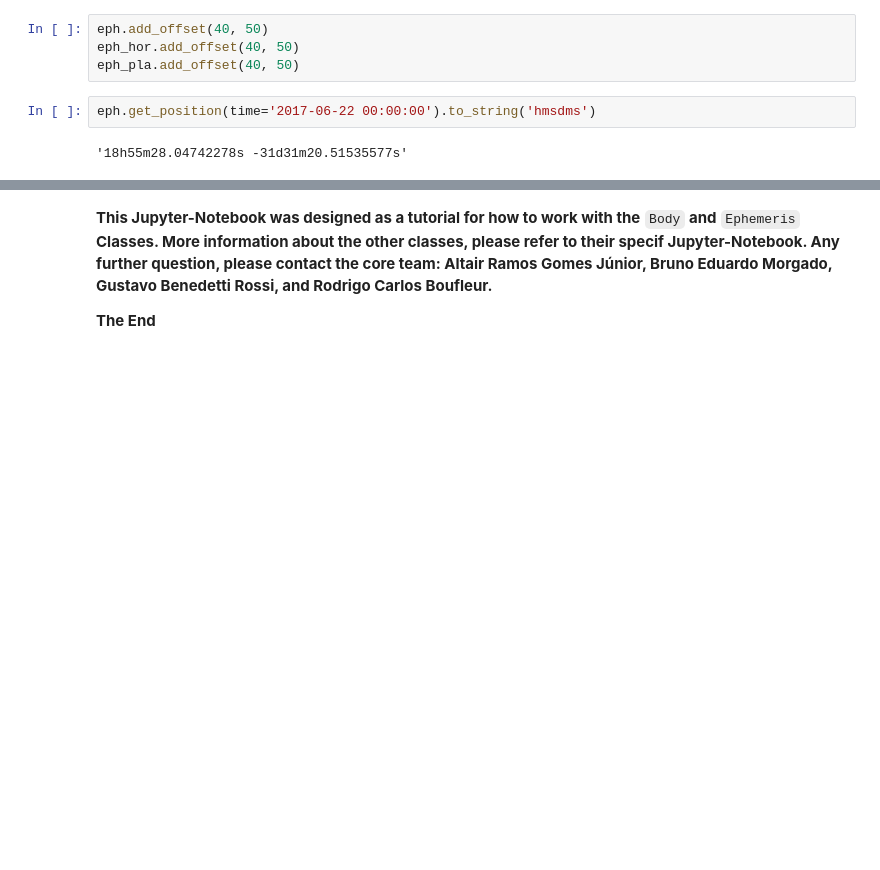
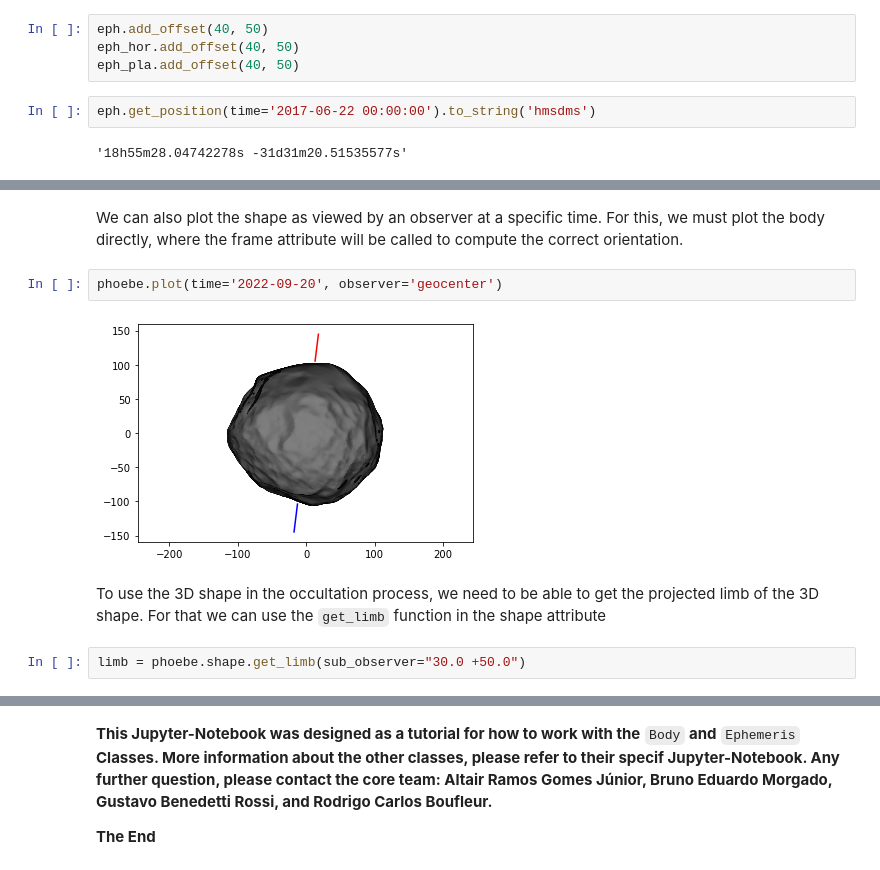
Before and after one commit to riogroup/SORA, a Jupyter notebook: docs/guidelines/body.ipynb, the cells around one changed output, grey strips where cells are left out. Saved outputs shown, nothing was run; the diff lists cells and outputs as text; blank space fills up the shorter version.

```diff
--- a/docs/guidelines/body.ipynb
+++ b/docs/guidelines/body.ipynb
@@ -701,0 +802,10 @@ eph.get_position(time='2017-06-22 00:00:00').to_string('hmsdms')
+# %% [markdown]
+We can also plot the shape as viewed by an observer at a specific time. For this, we must plot the body directly, where the frame attribute will be called to compute the correct orientation.
+# %%
+phoebe.plot(time='2022-09-20', observer='geocenter')
+# %% [output]
+[figure, added]
+# %% [markdown]
+To use the 3D shape in the occultation process, we need to be able to get the projected limb of the 3D shape. For that we can use the `get_limb` function in the shape attribute
+# %%
+limb = phoebe.shape.get_limb(sub_observer="30.0 +50.0")
```
Also changed, not shown: parts of 40 cells of this notebook.
